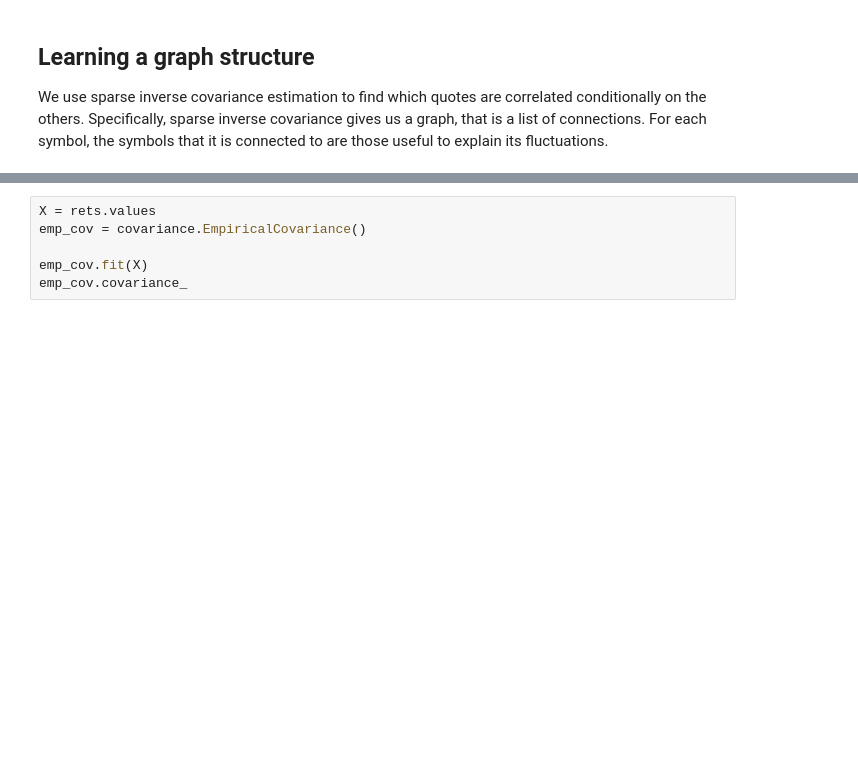
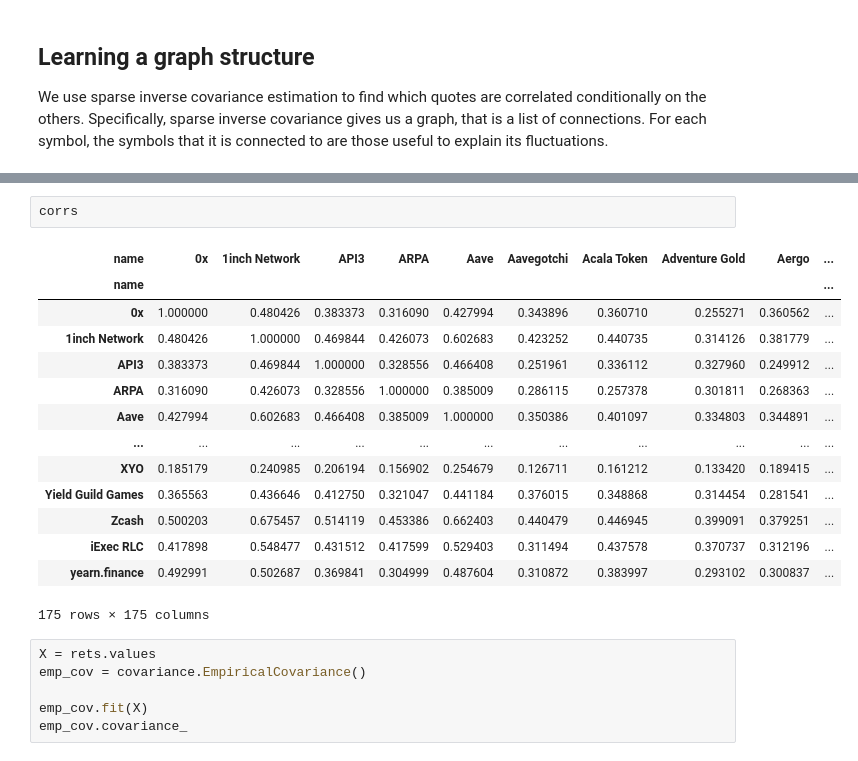
Before and after one commit to kevingivens/Blog, a Jupyter notebook: 2023/Crypto_Correlations/plot_crypto_market.ipynb, the cells around one changed output, grey strips where cells are left out. Saved outputs shown, nothing was run; the diff lists cells and outputs as text; blank space fills up the shorter version.

```diff
--- a/2023/Crypto_Correlations/plot_crypto_market.ipynb
+++ b/2023/Crypto_Correlations/plot_crypto_market.ipynb
@@ -217,3 +199,20 @@ corrs = rets.corr()
+# %%
+corrs
+# %% [output]
+| name | 0x | 1inch Network | API3 | ARPA | Aave | Aavegotchi | Acala Token | Adventure Gold | Aergo | ... |
+| name |  |  |  |  |  |  |  |  |  | ... |
+| 0x | 1.000000 | 0.480426 | 0.383373 | 0.316090 | 0.427994 | 0.343896 | 0.360710 | 0.255271 | 0.360562 | ... |
+| 1inch Network | 0.480426 | 1.000000 | 0.469844 | 0.426073 | 0.602683 | 0.423252 | 0.440735 | 0.314126 | 0.381779 | ... |
+| API3 | 0.383373 | 0.469844 | 1.000000 | 0.328556 | 0.466408 | 0.251961 | 0.336112 | 0.327960 | 0.249912 | ... |
+| ARPA | 0.316090 | 0.426073 | 0.328556 | 1.000000 | 0.385009 | 0.286115 | 0.257378 | 0.301811 | 0.268363 | ... |
+| Aave | 0.427994 | 0.602683 | 0.466408 | 0.385009 | 1.000000 | 0.350386 | 0.401097 | 0.334803 | 0.344891 | ... |
+| ... | ... | ... | ... | ... | ... | ... | ... | ... | ... | ... |
+| XYO | 0.185179 | 0.240985 | 0.206194 | 0.156902 | 0.254679 | 0.126711 | 0.161212 | 0.133420 | 0.189415 | ... |
+| Yield Guild Games | 0.365563 | 0.436646 | 0.412750 | 0.321047 | 0.441184 | 0.376015 | 0.348868 | 0.314454 | 0.281541 | ... |
+| Zcash | 0.500203 | 0.675457 | 0.514119 | 0.453386 | 0.662403 | 0.440479 | 0.446945 | 0.399091 | 0.379251 | ... |
+| iExec RLC | 0.417898 | 0.548477 | 0.431512 | 0.417599 | 0.529403 | 0.311494 | 0.437578 | 0.370737 | 0.312196 | ... |
+| yearn.finance | 0.492991 | 0.502687 | 0.369841 | 0.304999 | 0.487604 | 0.310872 | 0.383997 | 0.293102 | 0.300837 | ... |
+175 rows × 175 columns
 # %%
 X = rets.values
 emp_cov = covariance.EmpiricalCovariance()
```
Also changed, not shown: parts of 20 cells of this notebook, 1 other file.
